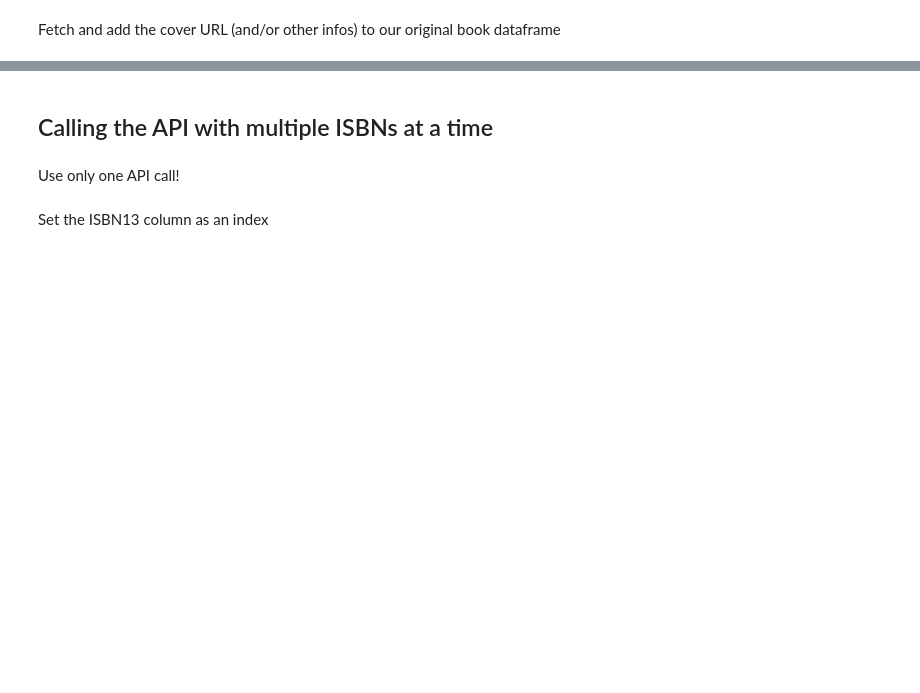
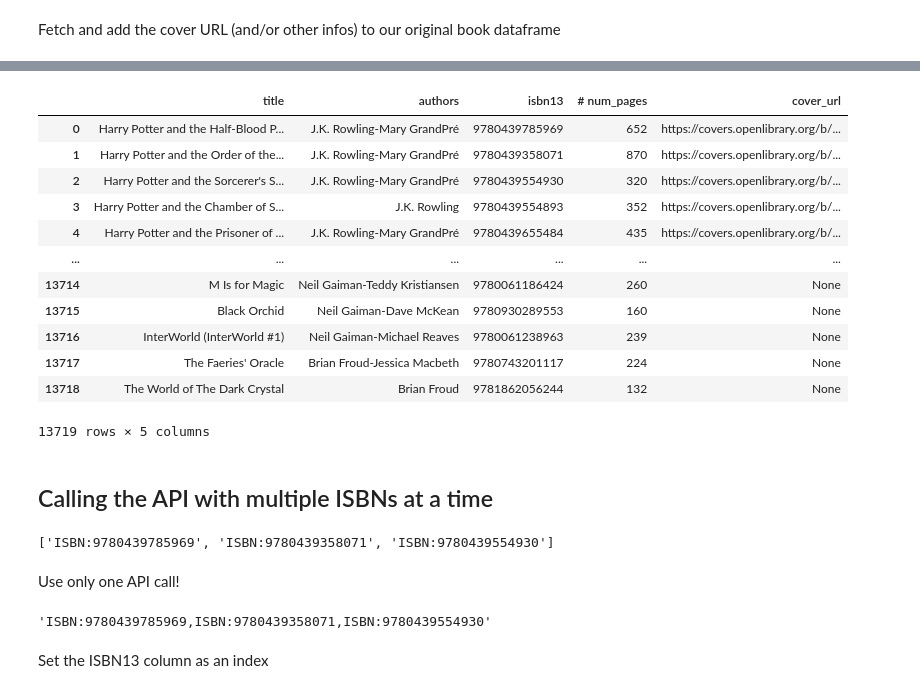
Before and after one commit to yannklein/data-sourcing-pd-1639, a Jupyter notebook: recap/Recap.ipynb, the cells around one changed output, grey strips where cells are left out. Cells and saved outputs as stored; diff of their text form; code cells hidden in the pictures; blank space fills up the shorter version.

```diff
--- a/recap/Recap.ipynb
+++ b/recap/Recap.ipynb
@@ -56,0 +48,6 @@ good_csv.head(1)
+# %%
+books_df = books_df[['title','authors','isbn13','# num_pages']]
+# books_df = books_df.loc[:,["title", "authors", "isbn13", "# num_pages"]]
+# books_df = books_df.drop(["bookID", "isbn", "average_rating", "language_code", "text_reviews_count"])
+# TO BE CHECKED ~books_df["bookID", "isbn", "average_rating", "language_code", "text_reviews_count"]
+books_df.head(3)
@@ -69,0 +61,4 @@ good_csv.head(5)
+# %%
+books_df.loc[:,'cover_url'] = None
+# books_df['cover_url'] = None
+books_df.head(3)
@@ -116,0 +87,13 @@ good_csv.head(3)
+# %%
+def fetch_books(isbn):
+    try:
+        url = f'https://openlibrary.org/api/books'
+        response = requests.get(url, params={
+            'bibkeys': f"ISBN:{isbn}",
+            'jscmd': 'data',
+            'format': 'json'
+        }).json()
+        book_data = response[f"ISBN:{isbn}"]["cover"]["medium"]
+        return book_data
+    except:
+        return ""
@@ -117,6 +119,32 @@ good_csv.head(3)
+# %%
+# for index, row in books_df.head(10).iterrows():
+#     url_data = fetch_books(row["isbn13"])
+#     books_df.loc[index,["cover_url"]] = url_data
+#     print(url_data)
+
+books_df.loc[:10, "cover_url"] = books_df.loc[:10,"isbn13"].apply(fetch_books)
+# %%
+books_df
+# %% [output]
+|  | title | authors | isbn13 | # num_pages | cover_url |
+| 0 | Harry Potter and the Half-Blood P... | J.K. Rowling-Mary GrandPré | 9780439785969 | 652 | https://covers.openlibrary.org/b/... |
+| 1 | Harry Potter and the Order of the... | J.K. Rowling-Mary GrandPré | 9780439358071 | 870 | https://covers.openlibrary.org/b/... |
+| 2 | Harry Potter and the Sorcerer's S... | J.K. Rowling-Mary GrandPré | 9780439554930 | 320 | https://covers.openlibrary.org/b/... |
+| 3 | Harry Potter and the Chamber of S... | J.K. Rowling | 9780439554893 | 352 | https://covers.openlibrary.org/b/... |
+| 4 | Harry Potter and the Prisoner of ... | J.K. Rowling-Mary GrandPré | 9780439655484 | 435 | https://covers.openlibrary.org/b/... |
+| ... | ... | ... | ... | ... | ... |
+| 13714 | M Is for Magic | Neil Gaiman-Teddy Kristiansen | 9780061186424 | 260 | None |
+| 13715 | Black Orchid | Neil Gaiman-Dave McKean | 9780930289553 | 160 | None |
+| 13716 | InterWorld (InterWorld #1) | Neil Gaiman-Michael Reaves | 9780061238963 | 239 | None |
+| 13717 | The Faeries' Oracle | Brian Froud-Jessica Macbeth | 9780743201117 | 224 | None |
+| 13718 | The World of The Dark Crystal | Brian Froud | 9781862056244 | 132 | None |
+13719 rows × 5 columns
 # %% [markdown]
 ## Calling the API with multiple ISBNs at a time
 # %%
 isbns = [9780439785969, 9780439358071, 9780439554930]
+[f"ISBN:{isbn}" for isbn in isbns]
+# %% [output]
+['ISBN:9780439785969', 'ISBN:9780439358071', 'ISBN:9780439554930']
 # %% [markdown]
 Use only one API call!
@@ -137,2 +151,7 @@ def fetch_books(isbn):
+# %%
+# YOUR CODE HERE
+",".join([f"ISBN:{isbn}" for isbn in isbns])
+# %% [output]
+'ISBN:9780439785969,ISBN:9780439358071,ISBN:9780439554930'
 # %% [markdown]
 Set the ISBN13 column as an index
```
Also changed, not shown: parts of 23 cells of this notebook, 1 other file.
